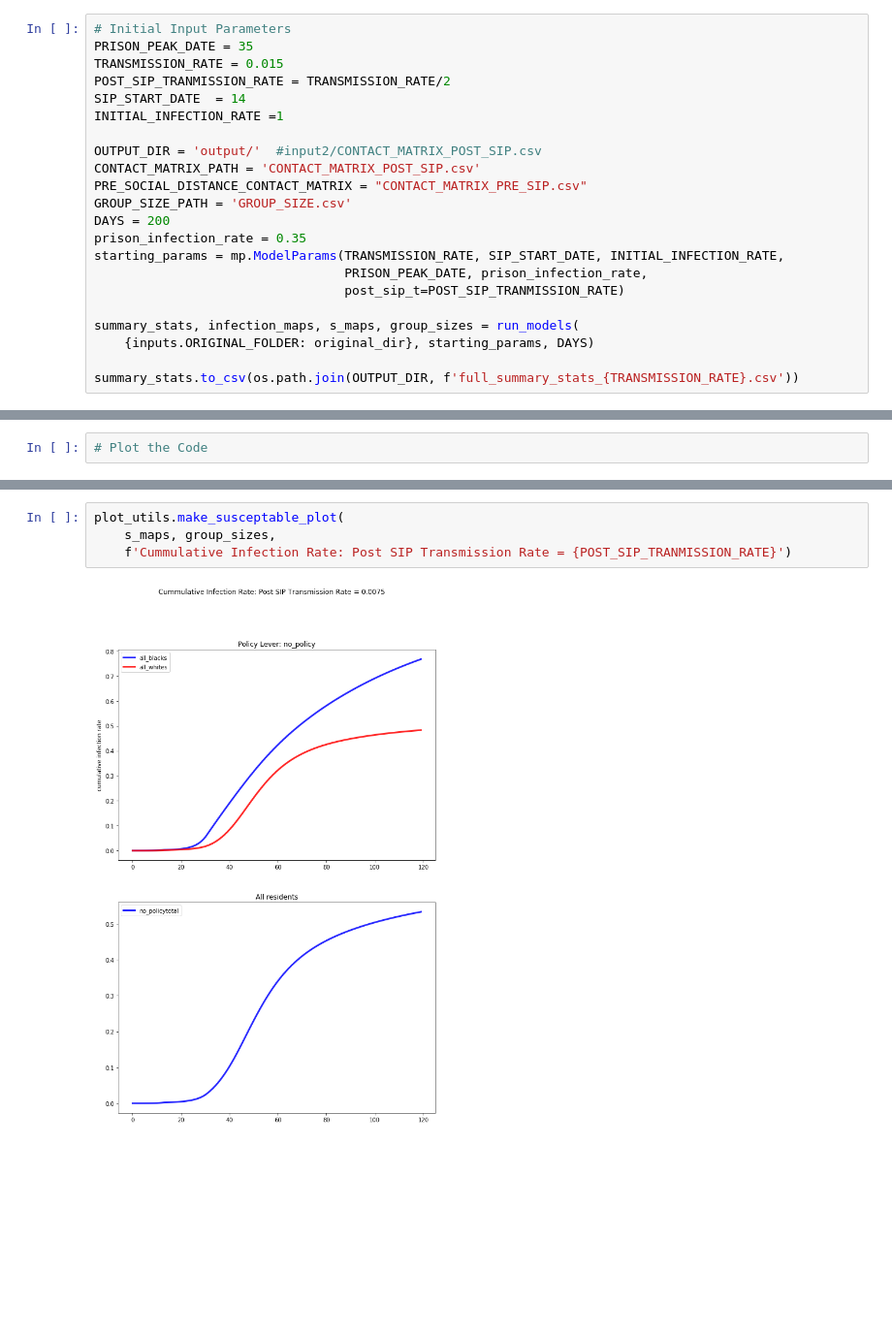
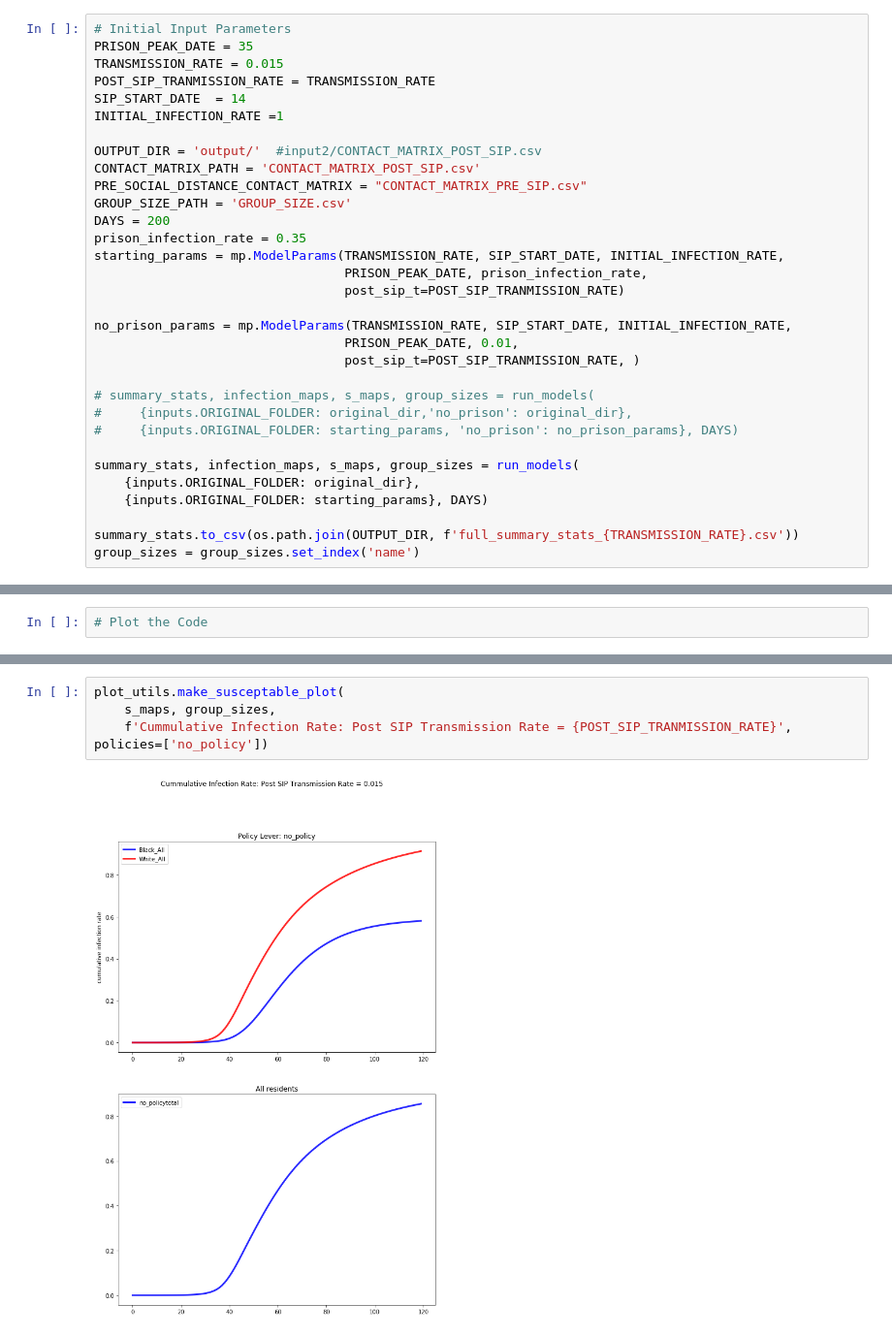
Before and after one commit to mmeyer717/CPE-COVID-disparities, a Jupyter notebook: model/Model.ipynb, the cells around one changed output, grey strips where cells are left out. Shown: that part at 97% size. Saved outputs shown, nothing was run; the diff lists cells and outputs as text; blank space fills up the shorter version.

```diff
--- a/model/Model.ipynb
+++ b/model/Model.ipynb
@@ -184,7 +160,7 @@ for folder in ['model', 'figures', 'output']:
 # Initial Input Parameters
 PRISON_PEAK_DATE = 35
 TRANSMISSION_RATE = 0.015
-POST_SIP_TRANMISSION_RATE = TRANSMISSION_RATE/2
+POST_SIP_TRANMISSION_RATE = TRANSMISSION_RATE
 SIP_START_DATE  = 14
 INITIAL_INFECTION_RATE =1
 
@@ -198,8 +174,18 @@ starting_params = mp.ModelParams(TRANSMISSION_RATE, SIP_START_DATE, INITIAL_INFE
                                  PRISON_PEAK_DATE, prison_infection_rate,
                                  post_sip_t=POST_SIP_TRANMISSION_RATE)
 
+no_prison_params = mp.ModelParams(TRANSMISSION_RATE, SIP_START_DATE, INITIAL_INFECTION_RATE,
+                                 PRISON_PEAK_DATE, 0.01,
+                                 post_sip_t=POST_SIP_TRANMISSION_RATE, )
+
+# summary_stats, infection_maps, s_maps, group_sizes = run_models(
+#     {inputs.ORIGINAL_FOLDER: original_dir,'no_prison': original_dir},
+#     {inputs.ORIGINAL_FOLDER: starting_params, 'no_prison': no_prison_params}, DAYS)
+
 summary_stats, infection_maps, s_maps, group_sizes = run_models(
-    {inputs.ORIGINAL_FOLDER: original_dir}, starting_params, DAYS)
+    {inputs.ORIGINAL_FOLDER: original_dir},
+    {inputs.ORIGINAL_FOLDER: starting_params}, DAYS)
 
 summary_stats.to_csv(os.path.join(OUTPUT_DIR, f'full_summary_stats_{TRANSMISSION_RATE}.csv'))
+group_sizes = group_sizes.set_index('name')
 # %% [output]
@@ -225,9 +209,9 @@ prison rate exceeded at time 35
 # %%
 plot_utils.make_susceptable_plot(
     s_maps, group_sizes,
-    f'Cummulative Infection Rate: Post SIP Transmission Rate = {POST_SIP_TRANMISSION_RATE}')
+    f'Cummulative Infection Rate: Post SIP Transmission Rate = {POST_SIP_TRANMISSION_RATE}', policies=['no_policy'])
 # %% [output]
-[figure, old version]
+[figure, new version]
 # %%
 plot_utils.plot_all_groups(s_maps, group_sizes)
 # %% [output]
```
Also changed, not shown: parts of 11 cells of this notebook, 6 other files.
